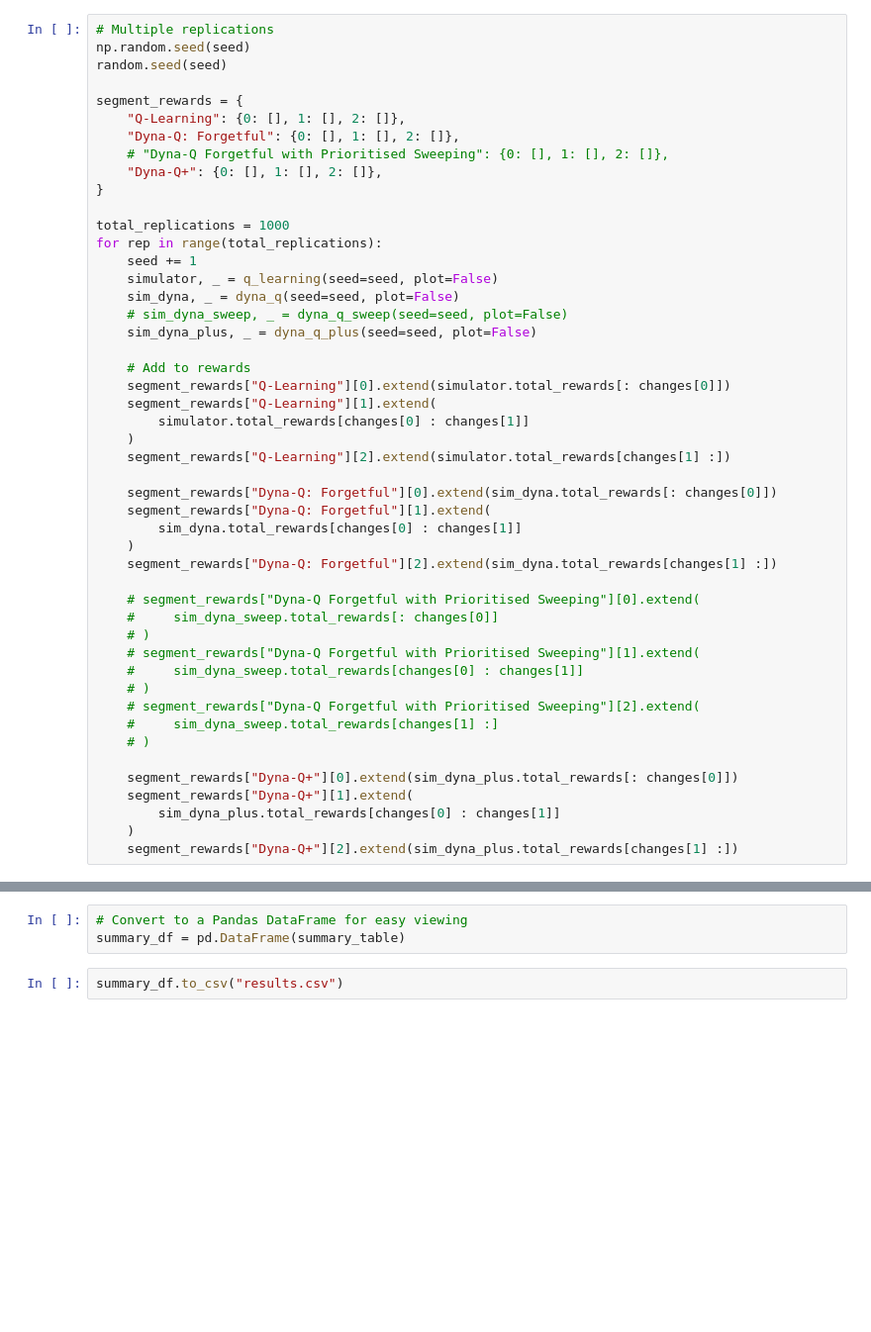
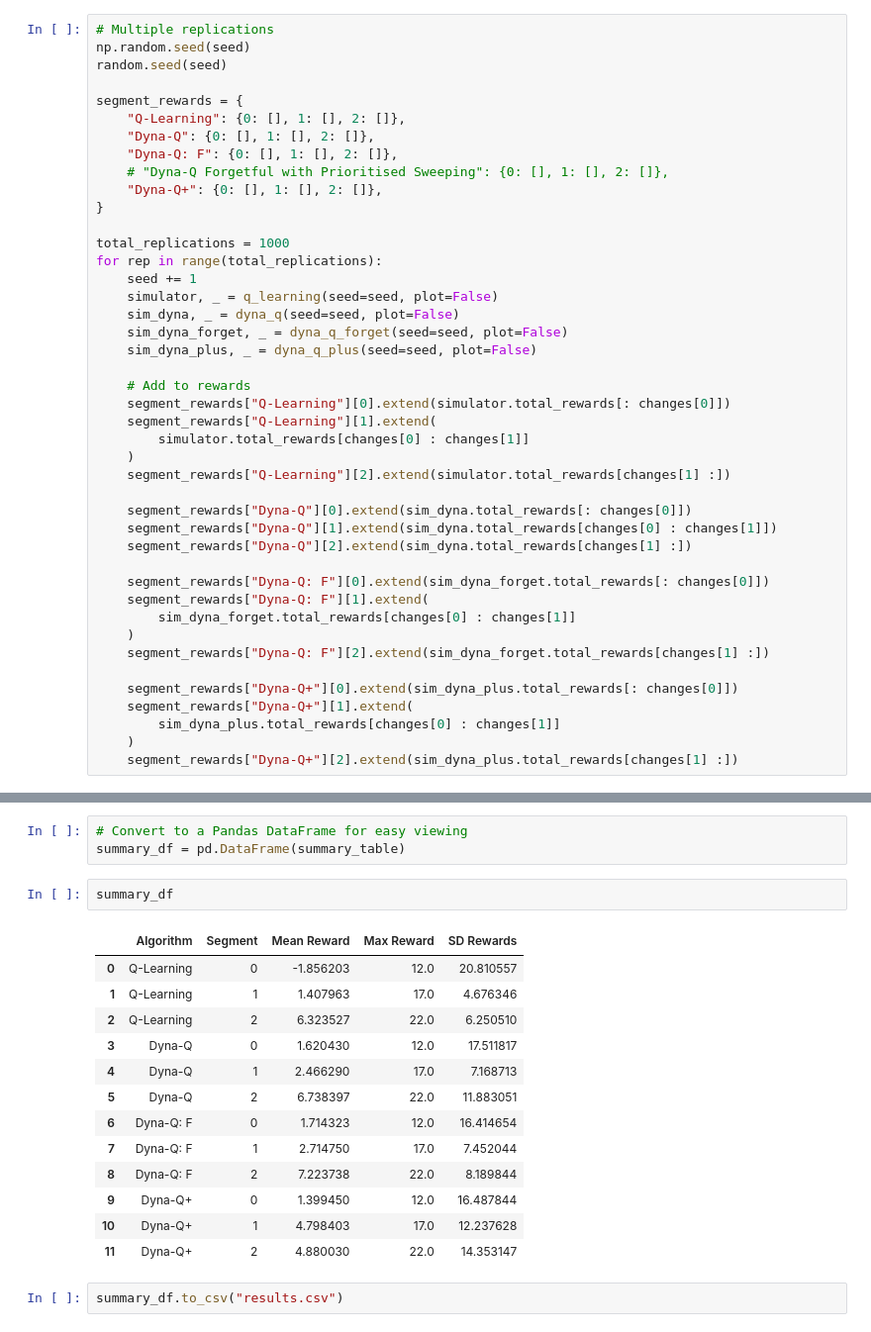
Before and after one commit to CassandraDurr/reinforcement-learning-adaptive, a Jupyter notebook: experiments.ipynb, the cells around one changed output, grey strips where cells are left out. Shown at 99% size. Cells and saved outputs as stored; diff of their text form; blank space fills up the shorter version.

```diff
--- a/experiments.ipynb
+++ b/experiments.ipynb
@@ -448,7 +508,8 @@ random.seed(seed)
 
 segment_rewards = {
     "Q-Learning": {0: [], 1: [], 2: []},
-    "Dyna-Q: Forgetful": {0: [], 1: [], 2: []},
+    "Dyna-Q": {0: [], 1: [], 2: []},
+    "Dyna-Q: F": {0: [], 1: [], 2: []},
     # "Dyna-Q Forgetful with Prioritised Sweeping": {0: [], 1: [], 2: []},
     "Dyna-Q+": {0: [], 1: [], 2: []},
 }
@@ -458,7 +519,7 @@ for rep in range(total_replications):
     seed += 1
     simulator, _ = q_learning(seed=seed, plot=False)
     sim_dyna, _ = dyna_q(seed=seed, plot=False)
-    # sim_dyna_sweep, _ = dyna_q_sweep(seed=seed, plot=False)
+    sim_dyna_forget, _ = dyna_q_forget(seed=seed, plot=False)
     sim_dyna_plus, _ = dyna_q_plus(seed=seed, plot=False)
 
     # Add to rewards
@@ -468,21 +529,15 @@ for rep in range(total_replications):
     )
     segment_rewards["Q-Learning"][2].extend(simulator.total_rewards[changes[1] :])
 
-    segment_rewards["Dyna-Q: Forgetful"][0].extend(sim_dyna.total_rewards[: changes[0]])
-    segment_rewards["Dyna-Q: Forgetful"][1].extend(
-        sim_dyna.total_rewards[changes[0] : changes[1]]
+    segment_rewards["Dyna-Q"][0].extend(sim_dyna.total_rewards[: changes[0]])
+    segment_rewards["Dyna-Q"][1].extend(sim_dyna.total_rewards[changes[0] : changes[1]])
+    segment_rewards["Dyna-Q"][2].extend(sim_dyna.total_rewards[changes[1] :])
+
+    segment_rewards["Dyna-Q: F"][0].extend(sim_dyna_forget.total_rewards[: changes[0]])
+    segment_rewards["Dyna-Q: F"][1].extend(
+        sim_dyna_forget.total_rewards[changes[0] : changes[1]]
     )
-    segment_rewards["Dyna-Q: Forgetful"][2].extend(sim_dyna.total_rewards[changes[1] :])
-
-    # segment_rewards["Dyna-Q Forgetful with Prioritised Sweeping"][0].extend(
-    #     sim_dyna_sweep.total_rewards[: changes[0]]
-    # )
-    # segment_rewards["Dyna-Q Forgetful with Prioritised Sweeping"][1].extend(
-    #     sim_dyna_sweep.total_rewards[changes[0] : changes[1]]
-    # )
-    # segment_rewards["Dyna-Q Forgetful with Prioritised Sweeping"][2].extend(
-    #     sim_dyna_sweep.total_rewards[changes[1] :]
-    # )
+    segment_rewards["Dyna-Q: F"][2].extend(sim_dyna_forget.total_rewards[changes[1] :])
 
     segment_rewards["Dyna-Q+"][0].extend(sim_dyna_plus.total_rewards[: changes[0]])
     segment_rewards["Dyna-Q+"][1].extend(
@@ -514,5 +569,21 @@ for algorithm, segments in segment_rewards.items():
 # %%
 # Convert to a Pandas DataFrame for easy viewing
 summary_df = pd.DataFrame(summary_table)
+# %%
+summary_df
+# %% [output]
+|  | Algorithm | Segment | Mean Reward | Max Reward | SD Rewards |
+| 0 | Q-Learning | 0 | -1.856203 | 12.0 | 20.810557 |
+| 1 | Q-Learning | 1 | 1.407963 | 17.0 | 4.676346 |
+| 2 | Q-Learning | 2 | 6.323527 | 22.0 | 6.250510 |
+| 3 | Dyna-Q | 0 | 1.620430 | 12.0 | 17.511817 |
+| 4 | Dyna-Q | 1 | 2.466290 | 17.0 | 7.168713 |
+| 5 | Dyna-Q | 2 | 6.738397 | 22.0 | 11.883051 |
+| 6 | Dyna-Q: F | 0 | 1.714323 | 12.0 | 16.414654 |
+| 7 | Dyna-Q: F | 1 | 2.714750 | 17.0 | 7.452044 |
+| 8 | Dyna-Q: F | 2 | 7.223738 | 22.0 | 8.189844 |
+| 9 | Dyna-Q+ | 0 | 1.399450 | 12.0 | 16.487844 |
+| 10 | Dyna-Q+ | 1 | 4.798403 | 17.0 | 12.237628 |
+| 11 | Dyna-Q+ | 2 | 4.880030 | 22.0 | 14.353147 |
 # %%
 summary_df.to_csv("results.csv")
```
Also changed, not shown: parts of 8 cells of this notebook, 5 other files.
